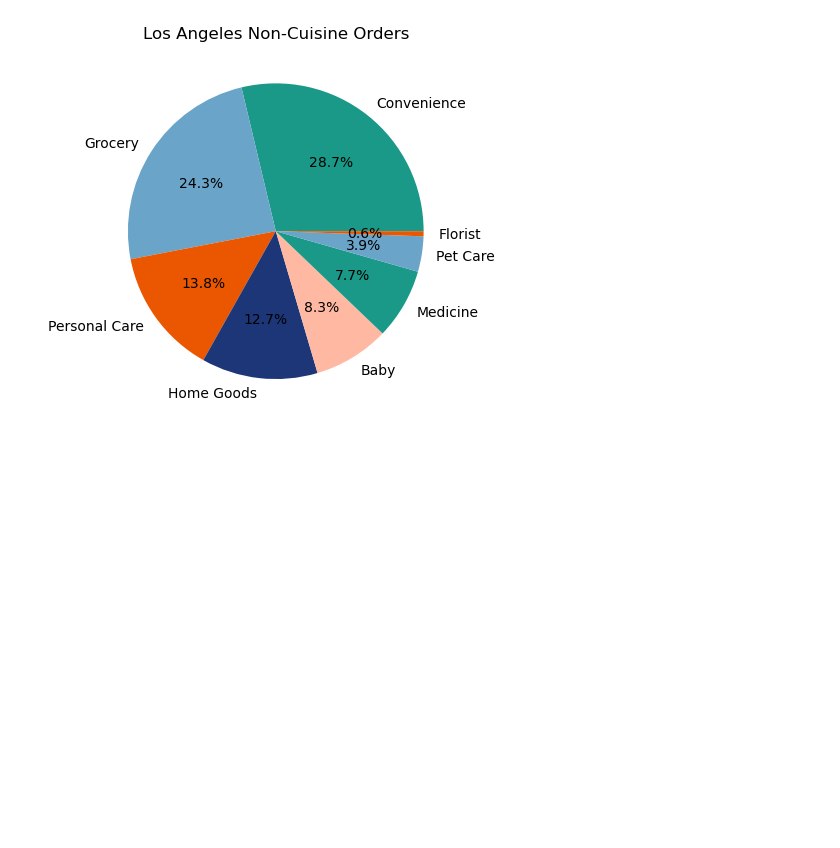
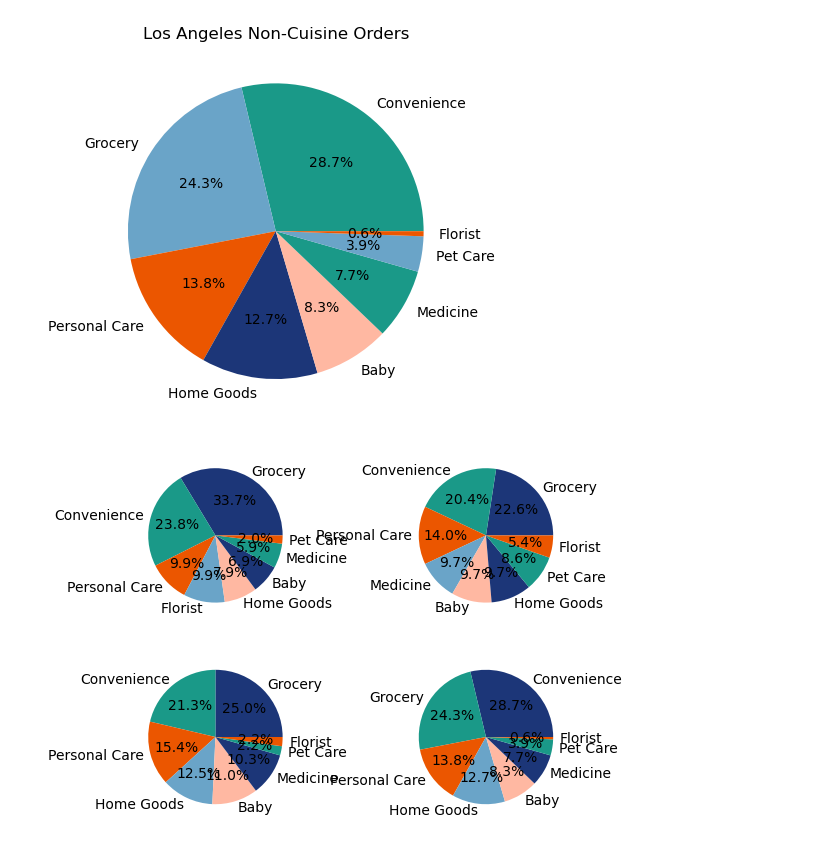
Before and after one commit to CRFitzgerald/Group-7-Data-Project, a Jupyter notebook: Non-Cuisine Order Volumes.ipynb, the cells around one changed output. Saved outputs shown, nothing was run; the diff lists cells and outputs as text; code cells hidden in the pictures; blank space fills up the shorter version.

```diff
--- a/Non-Cuisine Order Volumes.ipynb
+++ b/Non-Cuisine Order Volumes.ipynb
@@ -217,3 +224,31 @@ plt.title("Los Angeles Non-Cuisine Orders")
 plt.show()
 # %% [output]
 [figure]
+# %%
+# create single png with all four pie charts
+fig, axs = plt.subplots(2, 2)
+colors = {'#1A9988', '#6AA4C8', '#EB5600', '#1C3678', '#FFB8A2'}
+# new york
+labels = final_NY_con['cuisine']
+sizes = final_NY_con['count']
+axs[0,0].pie(sizes,labels=labels,colors=colors,autopct='%1.1f%%')
+#set_title("New York Non-Cuisine Orders")
+# chicago
+labels = final_CH_con['cuisine']
+sizes = final_CH_con['count']
+axs[0,1].pie(sizes,labels=labels,colors=colors,autopct='%1.1f%%')
+#ax.set_title("Chicago Non-Cuisine Orders")
+# boston
+labels = final_BO_con['cuisine']
+sizes = final_BO_con['count']
+axs[1,0].pie(sizes,labels=labels,colors=colors,autopct='%1.1f%%')
+#ax.set_title("Boston Non-Cuisine Orders")
+# los angeles
+labels = final_LA_con['cuisine']
+sizes = final_LA_con['count']
+axs[1,1].pie(sizes,labels=labels,colors=colors,autopct='%1.1f%%')
+#ax.set_title("Los Angeles Non-Cuisine Orders")
+# display
+plt.show()
+# %% [output]
+[figure, added]
```
Also changed, not shown: parts of 9 cells of this notebook.
